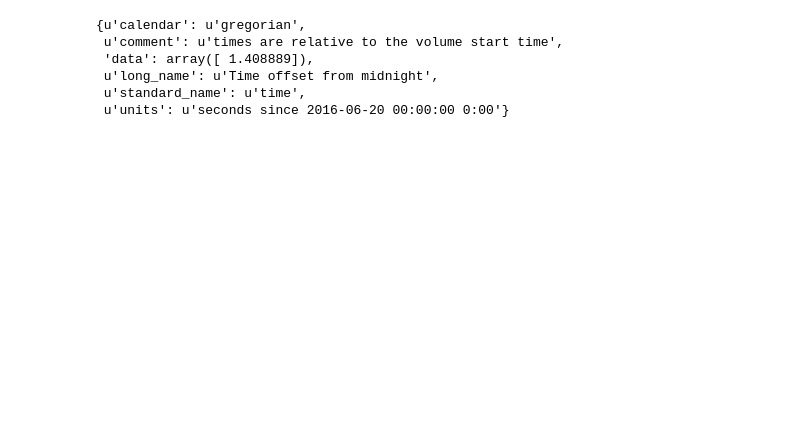
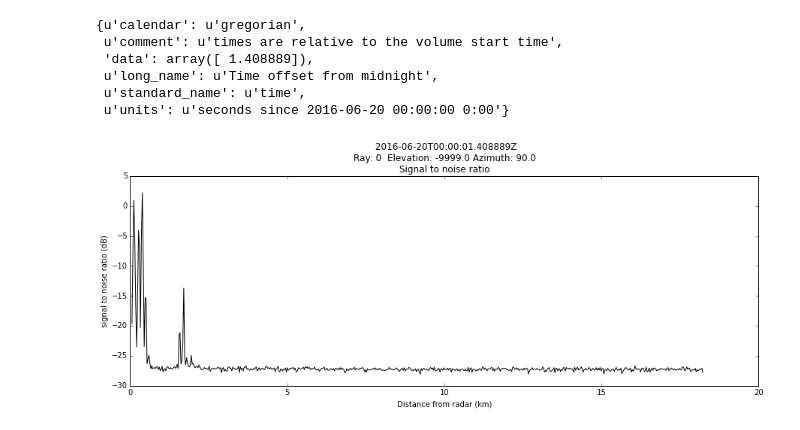
Before and after one commit to EVS-ATMOS/ARM-Alaska, a Jupyter notebook: notebooks/Test code and save file.ipynb, the cells around one changed output. Saved outputs shown, nothing was run; the diff lists cells and outputs as text; code cells hidden in the pictures; blank space fills up the shorter version.

Commit message:
WIP: Added sunny/no sunny conditions

```diff
--- a/notebooks/Test code and save file.ipynb
+++ b/notebooks/Test code and save file.ipynb
@@ -218,17 +235,51 @@ out_radar.metadata['command_line'] = 'TBD.py'
+# %%
+
+sum_sunny = radar.fields['snr_copol']['data'].mean(axis=0)*0.0
+
+total_len = 0
+
+for i in range(len(ceil_cloud_free_regions_time)):
+    if ceil_cloud_free_len_time[i]/60.0 > 1:
+        idx1 = find_nearest_index(radar_dtimes, ceil_cloud_free_regions_time[i][0])
+        idx2 = find_nearest_index(radar_dtimes, ceil_cloud_free_regions_time[i][1])
+        total_len = total_len + idx2-idx1
+        sum_sunny = sum_sunny + radar.fields['snr_copol']['data'][idx1:idx2, :].sum(axis=0)
+
+mean_sunny = sum_sunny/total_len
 # %%
 #build a test ray
 mean_snr = radar.fields['snr_copol']['data'].mean(axis=0)
+min_snr = radar.fields['snr_copol']['data'].min(axis=0)
 # %%
 #build a dictionary
 my_snr_dictionary = {'data' : np.expand_dims(mean_snr, axis = 0),
                      'valid_min' : -100,
                      'valid_max' : 100,
                      '_FillValue' : pyart.config.get_fillvalue(),
-                     'long_name' : 'Mean SNR across sunny periods',
+                     'long_name' : 'Mean SNR across whole day',
                      'standard_name' : 'signal_to_noise_ratio',
                      'units' : 'dB'}
+
+my_snr_sunny_dictionary = {'data' : np.expand_dims(mean_sunny, axis = 0),
+                           'valid_min' : -100,
+                           'valid_max' : 100,
+                           '_FillValue' : pyart.config.get_fillvalue(),
+                           'long_name' : 'Mean SNR across sunny periods',
+                           'standard_name' : 'signal_to_noise_ratio',
+                           'units' : 'dB'}
+
+
+my_min_snr_dictionary = {'data' : np.expand_dims(min_snr, axis = 0),
+                     'valid_min' : -100,
+                     'valid_max' : 100,
+                     '_FillValue' : pyart.config.get_fillvalue(),
+                     'long_name' : 'Minimum SNR across sunny periods',
+                     'standard_name' : 'signal_to_noise_ratio',
+                     'units' : 'dB'}
 # %%
 out_radar.add_field('daily_mean_snr', my_snr_dictionary)
+out_radar.add_field('daily_min_snr', my_min_snr_dictionary)
+out_radar.add_field('daily_mean_sunny_snr', my_snr_sunny_dictionary)
 # %%
 pyart.io.write_cfradial('/data/radar/oli_kazr/test_mean.nc', out_radar)
 # %%
@@ -240,3 +291,9 @@ out_radar.pyattime
  u'long_name': u'Time offset from midnight',
  u'standard_name': u'time',
  u'units': u'seconds since 2016-06-20 00:00:00 0:00'}
+# %%
+myfig = plt.figure(figsize = [15,5])
+myd=pyart.graph.RadarDisplay(out_radar)
+myd.plot_ray('daily_min_snr',0)
+# %% [output]
+[figure, added]
```
Also changed, not shown: parts of 8 cells of this notebook.
